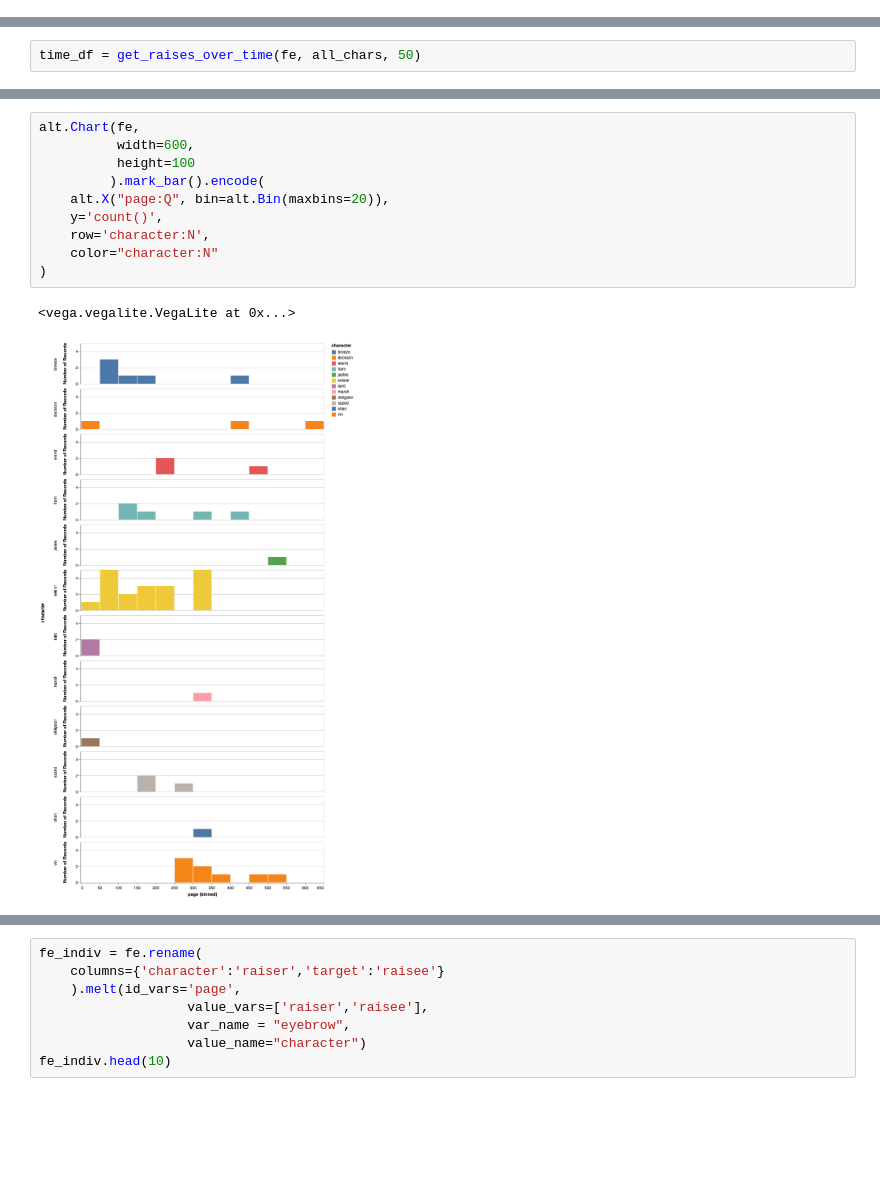
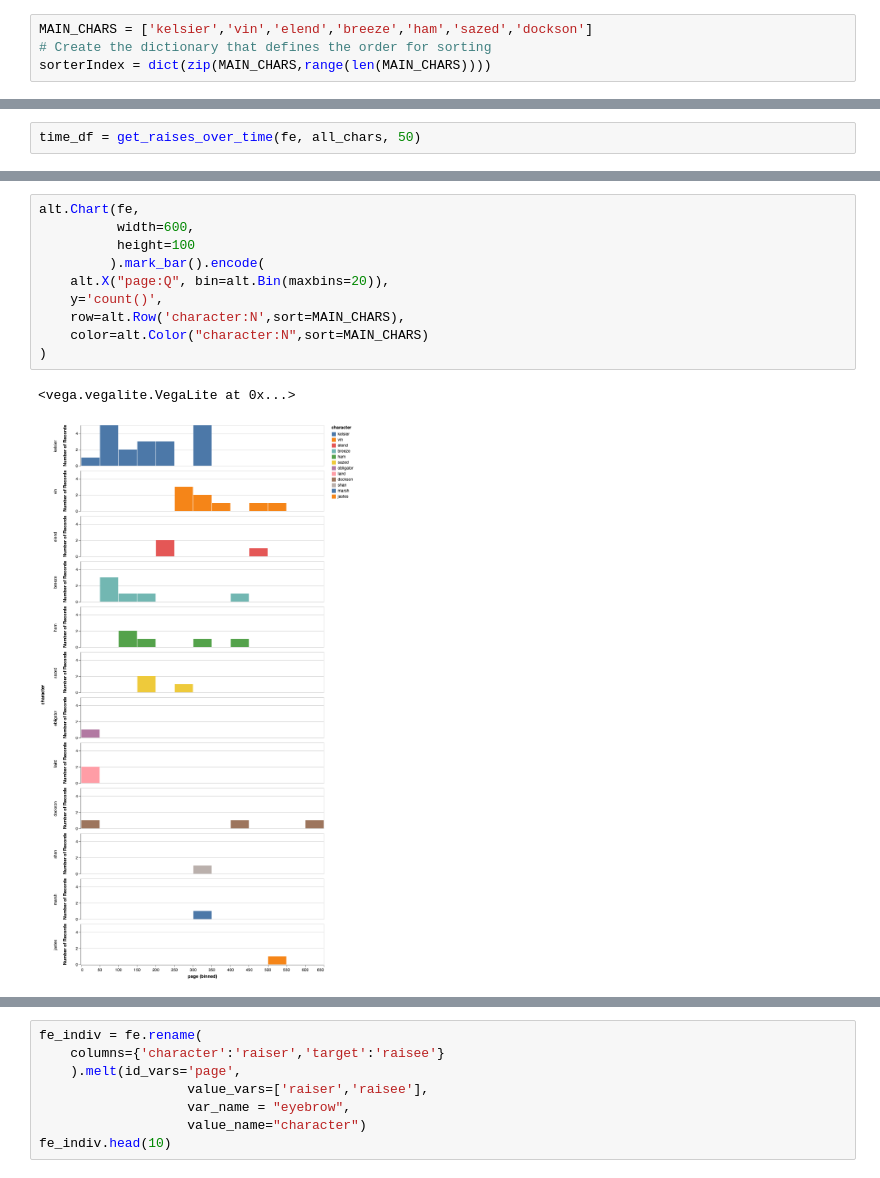
Before and after one commit to erinhwilson/mistborn, a Jupyter notebook: eyebrow_analysis.ipynb, the cells around one changed output, grey strips where cells are left out. Saved outputs shown, nothing was run; the diff lists cells and outputs as text; blank space fills up the shorter version.

```diff
--- a/eyebrow_analysis.ipynb
+++ b/eyebrow_analysis.ipynb
@@ -35,0 +36,4 @@ dfg = df.groupby("book")
+# %%
+MAIN_CHARS = ['kelsier','vin','elend','breeze','ham','sazed','dockson']
+# Create the dictionary that defines the order for sorting
+sorterIndex = dict(zip(MAIN_CHARS,range(len(MAIN_CHARS))))
@@ -239,14 +240,14 @@ alt.Chart(time_df).mark_line().encode(
 # %%
 alt.Chart(fe,
           width=600,
           height=100
          ).mark_bar().encode(
     alt.X("page:Q", bin=alt.Bin(maxbins=20)),
     y='count()',
-    row='character:N',
-    color="character:N"
+    row=alt.Row('character:N',sort=MAIN_CHARS),
+    color=alt.Color("character:N",sort=MAIN_CHARS)
 )
 # %% [output]
 <vega.vegalite.VegaLite at 0x...>
-[figure, old version]
+[figure, new version]
 # %%
```
Also changed, not shown: parts of 32 cells of this notebook.
